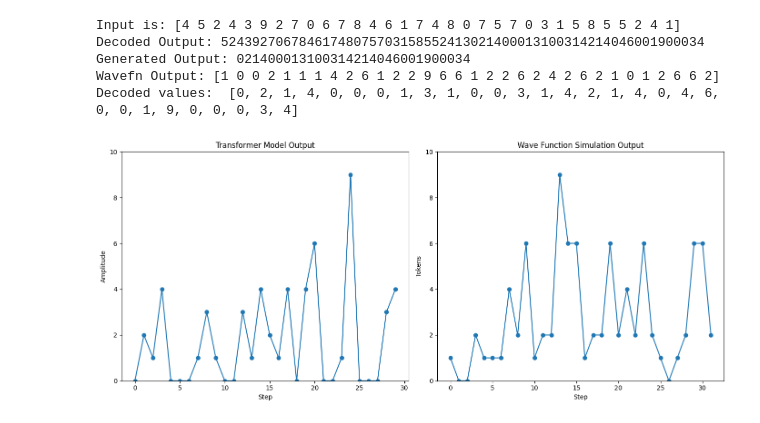
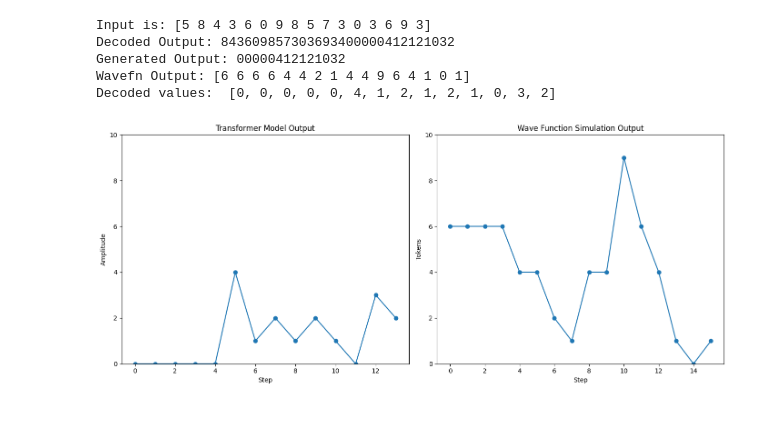
Before and after one commit to marquisdepolis/CATransformer, a Jupyter notebook: CAT_Wave.ipynb, the cells around one changed output. Saved outputs shown, nothing was run; the diff lists cells and outputs as text; code cells hidden in the pictures.

```diff
--- a/CAT_Wave.ipynb
+++ b/CAT_Wave.ipynb
@@ -283,7 +288,7 @@ import torch
 model = torch.load('models/cat_wave_model.pth')
 model.eval()
 # np.random.seed(42)  # Seed for reproducibility
-input_length = 32
+input_length = 16
 input = (np.random.rand(input_length)*10).astype(int)
 print(f"Input is: {input}")
 encoded_input = enc(input)
@@ -293,43 +298,43 @@ input_tensor = torch.tensor([encoded_input], dtype=torch.long).to(device)
 max_new_tokens = input_length  # Define how many new tokens you want to generate
 output_tensor = model.generate(input_tensor, max_new_tokens=max_new_tokens)
 decoded_output = dec(output_tensor[0].tolist())  # Assuming you're interested in the first item in the batch
-generated_output = decoded_output[input_length:]# .split('e')[1]
+generated_output = decoded_output[input_length+1:].split('e')[0]
 sim_wave_output = wave_fn.simulate_wave_equation(input)
 print("Decoded Output:", decoded_output)
 print("Generated Output:", generated_output)
 print("Wavefn Output:", sim_wave_output)
 
 # # Plot!
 decoded_values = [int(char) for char in generated_output]
 
 print("Decoded values: ", decoded_values)
 global_min = 0
 global_max = 9
 
 plt.figure(figsize=(14, 6))
 
 # Plot for the Transformer Model Output
 plt.subplot(1, 2, 1)
 plt.plot(decoded_values, marker='o', linestyle='-')
 plt.title('Transformer Model Output')
 plt.xlabel('Step')
 plt.ylabel('Amplitude')
 plt.ylim(global_min, global_max+1)  # Set Y-axis limits to be the same for both plots
 
 # Plot for the Wave Function Simulation Output
 plt.subplot(1, 2, 2)
 plt.plot(sim_wave_output, marker='o', linestyle='-')
 plt.title('Wave Function Simulation Output')
 plt.xlabel('Step')
 plt.ylabel('Tokens')
 plt.ylim(global_min, global_max+1)  # Set Y-axis limits to be the same for both plots
 
 plt.tight_layout()
 plt.show()
 # %% [output]
-Input is: [4 5 2 4 3 9 2 7 0 6 7 8 4 6 1 7 4 8 0 7 5 7 0 3 1 5 8 5 5 2 4 1]
-Decoded Output: 52439270678461748075703158552413021400013100314214046001900034
-Generated Output: 021400013100314214046001900034
-Wavefn Output: [1 0 0 2 1 1 1 4 2 6 1 2 2 9 6 6 1 2 2 6 2 4 2 6 2 1 0 1 2 6 6 2]
-Decoded values:  [0, 2, 1, 4, 0, 0, 0, 1, 3, 1, 0, 0, 3, 1, 4, 2, 1, 4, 0, 4, 6, 0, 0, 1, 9, 0, 0, 0, 3, 4]
+Input is: [5 8 4 3 6 0 9 8 5 7 3 0 3 6 9 3]
+Decoded Output: 843609857303693400000412121032
+Generated Output: 00000412121032
+Wavefn Output: [6 6 6 6 4 4 2 1 4 4 9 6 4 1 0 1]
+Decoded values:  [0, 0, 0, 0, 0, 4, 1, 2, 1, 2, 1, 0, 3, 2]
-[figure, old version]
+[figure, new version]
```
Also changed, not shown: parts of 1 cell of this notebook.
